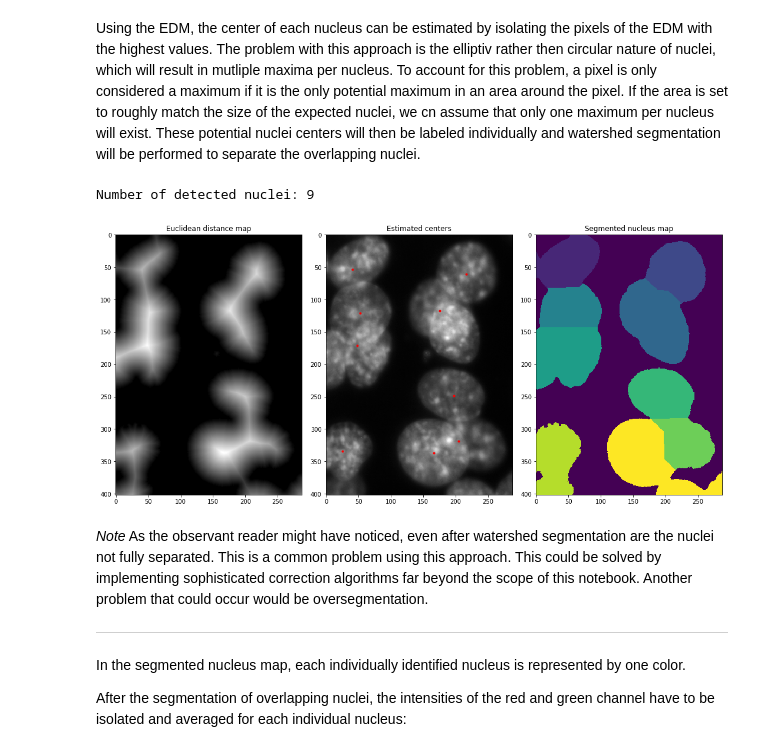
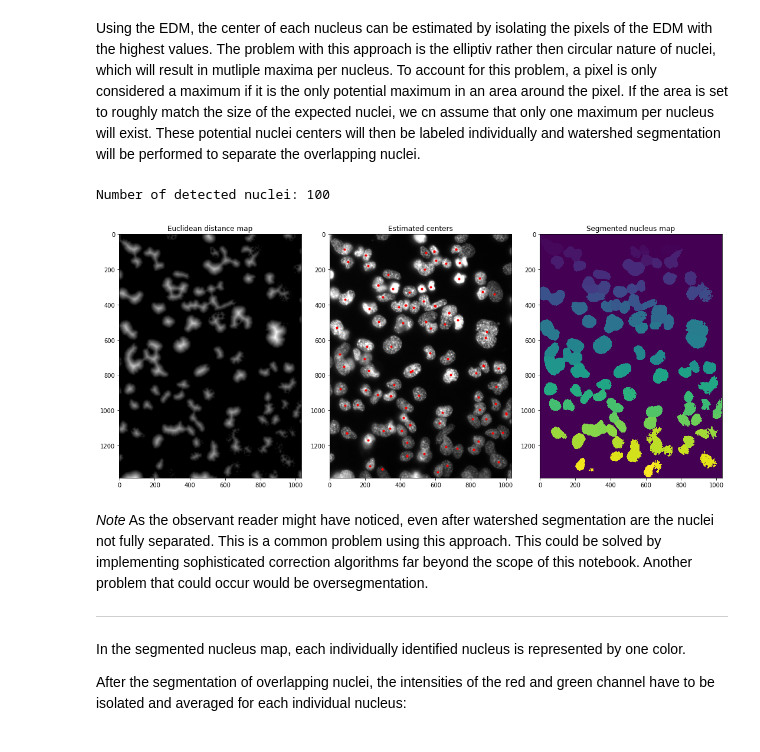
Before and after one commit to SilMon/DSB-Analysis-Notebook, a Jupyter notebook: DSB Analysis Python.ipynb, the cells around one changed output. Cells and saved outputs as stored; diff of their text form; code cells hidden in the pictures.

```diff
--- a/DSB Analysis Python.ipynb
+++ b/DSB Analysis Python.ipynb
@@ -19,7 +19,7 @@ Thereby, *skimage.io* is a module that ontains "*Utilities to read and write ima
 After importing the necessary modules, the first thing to do is to load the image:
 # %%
 # Load the image
-img = io.imread("test3.png")
+img = io.imread("test1.png")
 # Show the loaded image
 plt.imshow(img)
 plt.title("The loaded image")
@@ -81,30 +81,30 @@ plt.show()
 Using the EDM, the center of each nucleus can be estimated by isolating the pixels of the EDM with the highest values. The problem with this approach is the elliptiv rather then circular nature of nuclei, which will result in mutliple maxima per nucleus. To account for this problem, a pixel is only considered a maximum if it is the only potential maximum in an area around the pixel. If the area is set to roughly match the size of the expected nuclei, we cn assume that only one maximum per nucleus will exist. These potential nuclei centers will then be labeled individually and watershed segmentation will be performed to separate the overlapping nuclei.
 # %%
 # Determination of the local maxima of the EDM
-size = 15
-local_max = peak_local_max(edm, indices=False, min_distance=size, labels=nuc_map)
+dist = 25
+local_max = peak_local_max(edm, indices=False, min_distance=dist, labels=nuc_map)
 # Labelling of the determined maxima with unique IDs
 markers, mark_num = ndi.label(local_max)
 # Watershed segmentation
 watershed = watershed(-edm, markers, mask=nuc_map)
 #Show the resulting nucleus map
-centers = peak_local_max(edm, min_distance=size)
+centers = peak_local_max(edm, min_distance=dist)
 fig, axes = plt.subplots(1, 3, figsize=(15, 7))
 ax = axes.ravel()
 ax[0].imshow(edm, cmap="gray")
 ax[0].set_title('Euclidean distance map')
 ax[1].imshow(blue, cmap="gray")
 ax[1].autoscale(False)
 ax[1].plot(centers[:, 1], centers[:, 0], 'r.')
 ax[1].set_title('Estimated centers')
 ax[2].imshow(watershed)
 ax[2].set_title('Segmented nucleus map')
 fig.tight_layout()
 print("Number of detected nuclei: {}".format(mark_num))
 plt.show()
 # %% [output]
-Number of detected nuclei: 9
+Number of detected nuclei: 100
-[figure, old version]
+[figure, new version]
 # %% [markdown]
 *Note*
 As the observant reader might have noticed, even after watershed segmentation are the nuclei not fully separated. This is a common problem using this approach. This could be solved by implementing sophisticated correction algorithms far beyond the scope of this notebook. Another problem that could occur would be oversegmentation.
```
Also changed, not shown: parts of 5 cells of this notebook, 4 other files.
